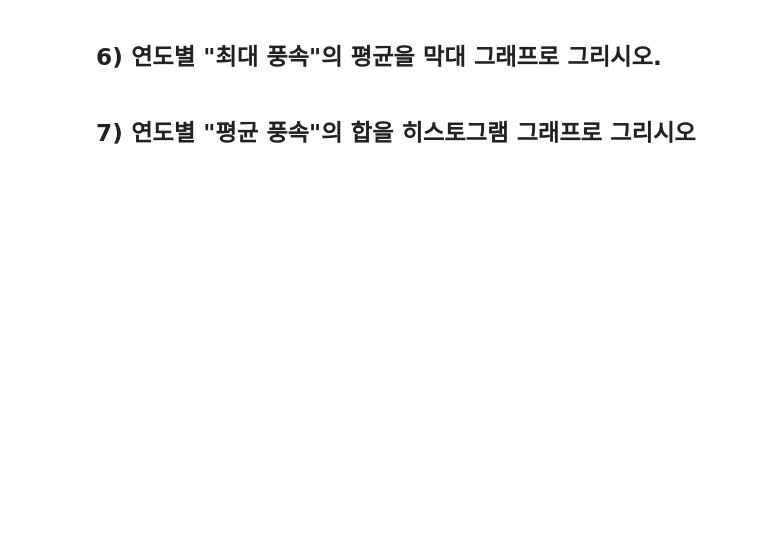
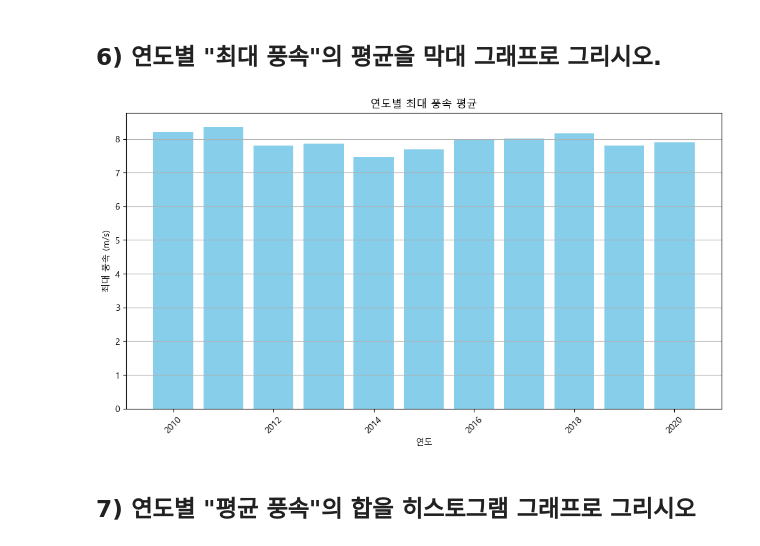
Before and after one commit to Ikhyuny/python_basic_2, a Jupyter notebook: time_series_class_5_9.ipynb, the cells around one changed output. Drawn from its saved outputs; the diff is of its cells as text; code cells hidden in the pictures; blank space fills up the shorter version.

```diff
--- a/time_series_class_5_9.ipynb
+++ b/time_series_class_5_9.ipynb
@@ -287,4 +429,28 @@ Text(0, 0.5, '빈도수')
 # %% [markdown]
 ## 6) 연도별 "최대 풍속"의 평균을 막대 그래프로 그리시오.
+# %%
+import pandas as pd
+import numpy as np
+import matplotlib.pyplot as plt
+plt.rcParams["font.family"] = 'Malgun Gothic'
+
+weather = pd.read_csv("weather.csv")
+
+weather['year'] = pd.DatetimeIndex(weather['일시']).year
+
+yearly_means = weather.groupby('year')[['최대 풍속']].mean()
+
+plt.figure(figsize=(12, 6))
+plt.bar(yearly_means.index, yearly_means['최대 풍속'], color='skyblue')
+
+plt.title('연도별 최대 풍속 평균')
+plt.xlabel('연도')
+plt.ylabel('최대 풍속 (m/s)')
+
+plt.xticks(rotation=45)
+plt.grid(axis='y')
+plt.show()
+# %% [output]
+[figure, added]
 # %% [markdown]
 ## 7) 연도별 "평균 풍속"의 합을 히스토그램 그래프로 그리시오
```
Also changed, not shown: parts of 19 cells of this notebook.
